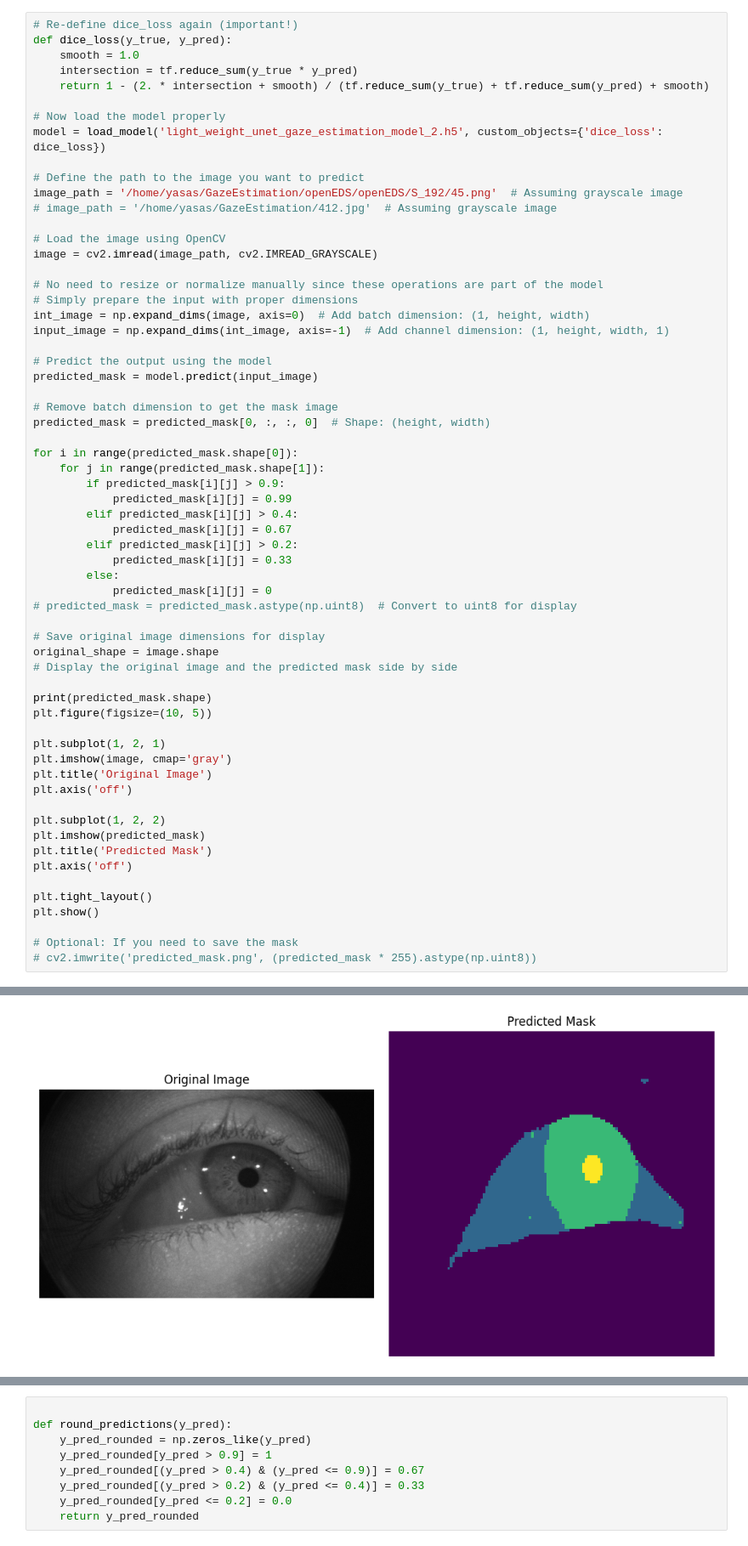
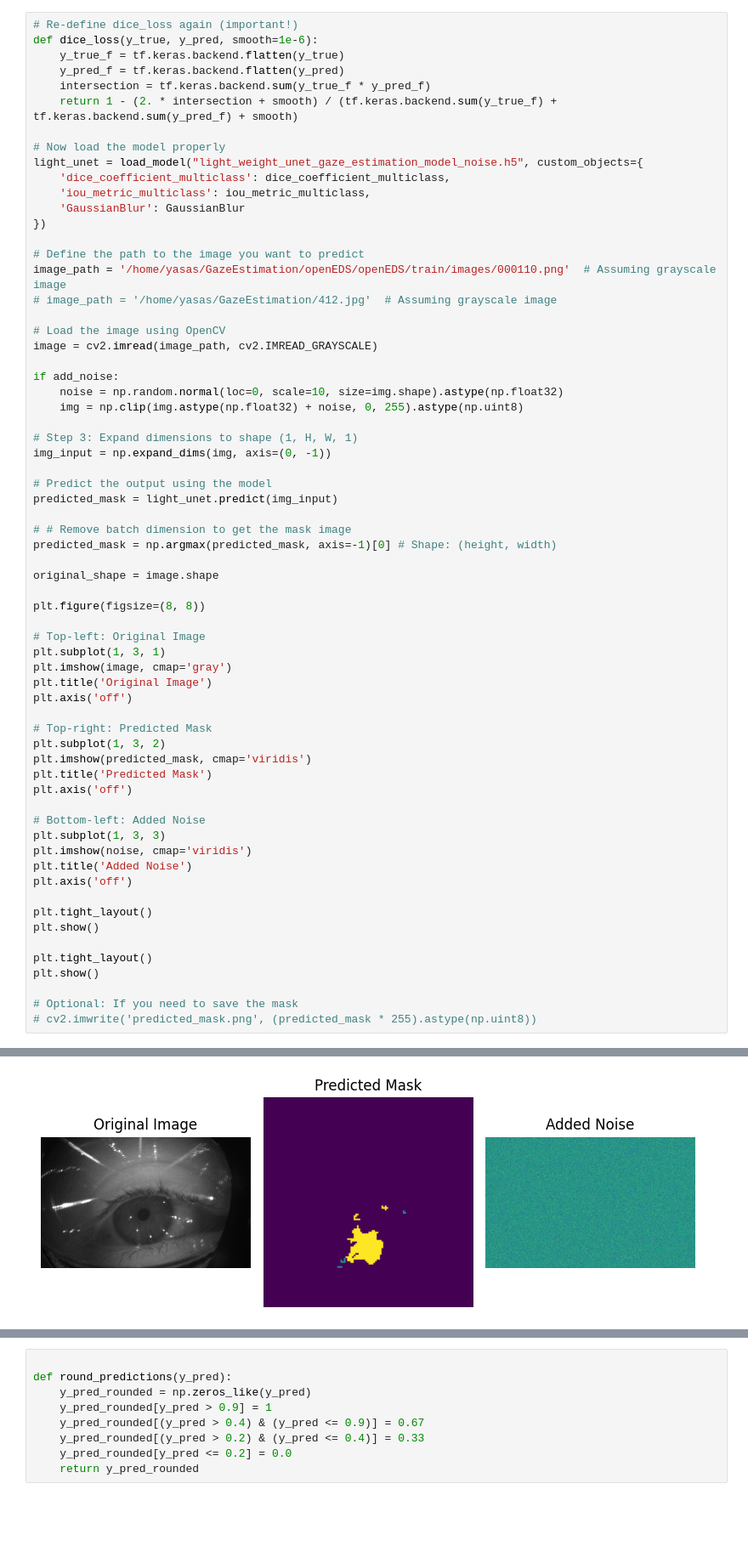
Before and after one commit to yasastharinda9511/GazeEstimation, a Jupyter notebook: gaze_estimation_resizing_and_normalization.ipynb, the cells around one changed output, grey strips where cells are left out. Shown: that part at 85% size. Saved outputs shown, nothing was run; the diff lists cells and outputs as text; blank space fills up the shorter version.

Commit message:
added noise function with multi class

```diff
--- a/gaze_estimation_resizing_and_normalization.ipynb
+++ b/gaze_estimation_resizing_and_normalization.ipynb
@@ -177,59 +401,62 @@ WARNING:absl:You are saving your model as an HDF5 file via `model.save()` or `ke
 # %%
 # Re-define dice_loss again (important!)
-def dice_loss(y_true, y_pred):
-    smooth = 1.0
-    intersection = tf.reduce_sum(y_true * y_pred)
-    return 1 - (2. * intersection + smooth) / (tf.reduce_sum(y_true) + tf.reduce_sum(y_pred) + smooth)
+def dice_loss(y_true, y_pred, smooth=1e-6):
+    y_true_f = tf.keras.backend.flatten(y_true)
+    y_pred_f = tf.keras.backend.flatten(y_pred)
+    intersection = tf.keras.backend.sum(y_true_f * y_pred_f)
+    return 1 - (2. * intersection + smooth) / (tf.keras.backend.sum(y_true_f) + tf.keras.backend.sum(y_pred_f) + smooth)
 
 # Now load the model properly
-model = load_model('light_weight_unet_gaze_estimation_model_2.h5', custom_objects={'dice_loss': dice_loss})
+light_unet = load_model("light_weight_unet_gaze_estimation_model_noise.h5", custom_objects={
+    'dice_coefficient_multiclass': dice_coefficient_multiclass,
+    'iou_metric_multiclass': iou_metric_multiclass,
+    'GaussianBlur': GaussianBlur
+})
 
 # Define the path to the image you want to predict
-image_path = '/home/yasas/GazeEstimation/openEDS/openEDS/S_192/45.png'  # Assuming grayscale image
+image_path = '/home/yasas/GazeEstimation/openEDS/openEDS/train/images/000110.png'  # Assuming grayscale image
 # image_path = '/home/yasas/GazeEstimation/412.jpg'  # Assuming grayscale image
 
 # Load the image using OpenCV
 image = cv2.imread(image_path, cv2.IMREAD_GRAYSCALE)
 
-# No need to resize or normalize manually since these operations are part of the model
-# Simply prepare the input with proper dimensions
-int_image = np.expand_dims(image, axis=0)  # Add batch dimension: (1, height, width)
-input_image = np.expand_dims(int_image, axis=-1)  # Add channel dimension: (1, height, width, 1)
+if add_noise:
+    noise = np.random.normal(loc=0, scale=10, size=img.shape).astype(np.float32)
+    img = np.clip(img.astype(np.float32) + noise, 0, 255).astype(np.uint8)
+
+# Step 3: Expand dimensions to shape (1, H, W, 1)
+img_input = np.expand_dims(img, axis=(0, -1))
 
 # Predict the output using the model
-predicted_mask = model.predict(input_image)
+predicted_mask = light_unet.predict(img_input)
 
-# Remove batch dimension to get the mask image
-predicted_mask = predicted_mask[0, :, :, 0]  # Shape: (height, width)
+# # Remove batch dimension to get the mask image
+predicted_mask = np.argmax(predicted_mask, axis=-1)[0] # Shape: (height, width)
 
-for i in range(predicted_mask.shape[0]):
-    for j in range(predicted_mask.shape[1]):
-        if predicted_mask[i][j] > 0.9:
-            predicted_mask[i][j] = 0.99
-        elif predicted_mask[i][j] > 0.4:
-            predicted_mask[i][j] = 0.67
-        elif predicted_mask[i][j] > 0.2:
-            predicted_mask[i][j] = 0.33
-        else:
-            predicted_mask[i][j] = 0
-# predicted_mask = predicted_mask.astype(np.uint8)  # Convert to uint8 for display
+original_shape = image.shape
 
-# Save original image dimensions for display
-original_shape = image.shape
-# Display the original image and the predicted mask side by side
+plt.figure(figsize=(8, 8))
 
-print(predicted_mask.shape)
-plt.figure(figsize=(10, 5))
-
-plt.subplot(1, 2, 1)
+# Top-left: Original Image
+plt.subplot(1, 3, 1)
 plt.imshow(image, cmap='gray')
 plt.title('Original Image')
 plt.axis('off')
 
-plt.subplot(1, 2, 2)
-plt.imshow(predicted_mask)
+# Top-right: Predicted Mask
+plt.subplot(1, 3, 2)
+plt.imshow(predicted_mask, cmap='viridis')
 plt.title('Predicted Mask')
 plt.axis('off')
+
+# Bottom-left: Added Noise
+plt.subplot(1, 3, 3)
+plt.imshow(noise, cmap='viridis')
+plt.title('Added Noise')
+plt.axis('off')
+
+plt.tight_layout()
+plt.show()
 
 plt.tight_layout()
 plt.show()
@@ -243 +469 @@ WARNING:absl:Compiled the loaded model, but the compiled metrics have yet to be
-[figure, old version]
+[figure, new version]
```
Also changed, not shown: parts of 14 cells of this notebook, 1 other file.
